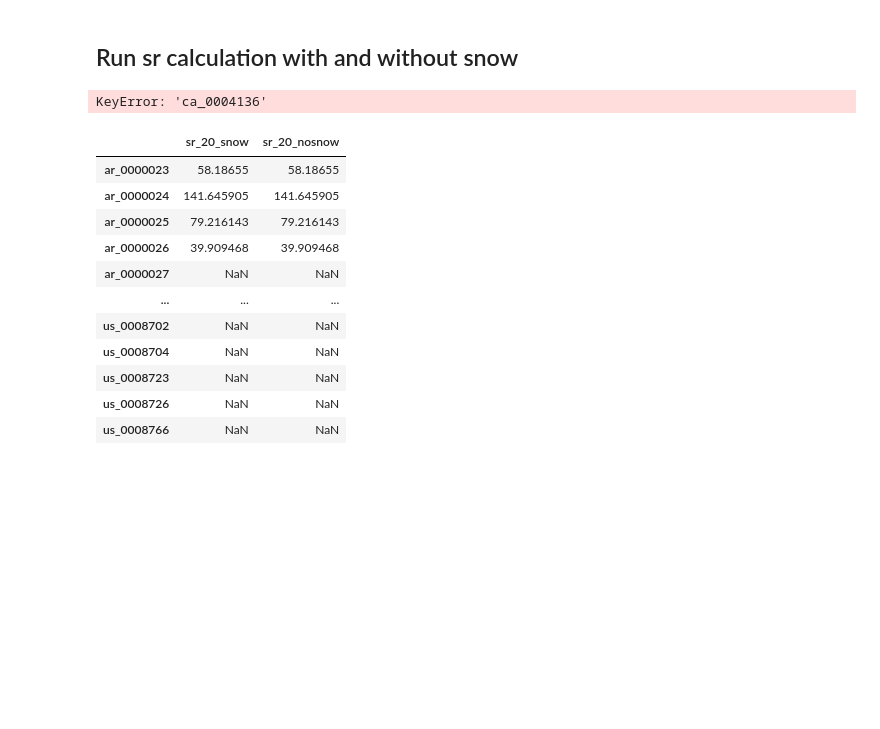
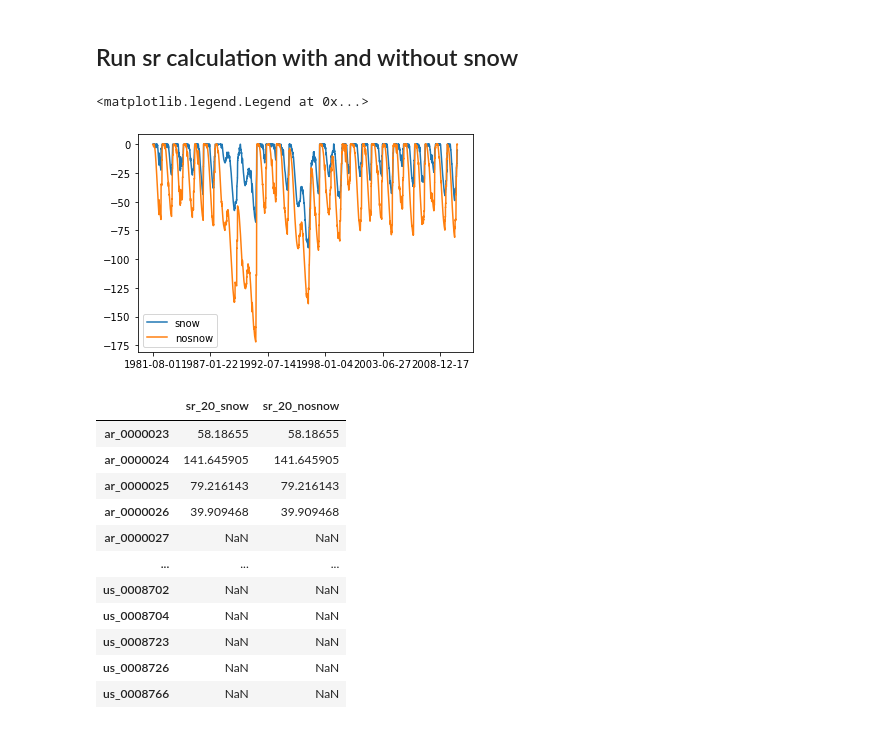
Before and after one commit to fvanoorschot/global_sr_module, a Jupyter notebook: run_script_snow.ipynb, the cells around one changed output. Drawn from its saved outputs; the diff is of its cells as text; code cells hidden in the pictures; blank space fills up the shorter version.

```diff
--- a/run_script_snow.ipynb
+++ b/run_script_snow.ipynb
@@ -368,6 +369,29 @@ irri_id_list = [irri_ids] * len(catch_id_list)
 work_dir_list = [work_dir] * len(catch_id_list)
 
 run_sd_calculation_parallel(catch_id_list,pep_dir_list,q_dir_list,out_dir_list,snow_id_list,irri_id_list,snow_dir_list,work_dir_list)
+# %%
+# compare SD
+pep_dir = f'{work_dir}/output/forcing_timeseries/processed/daily'
+q_dir = f'{work_dir}/output/q_timeseries_selected'
+out_dir = f'{work_dir}/output/sr_calculation/sd_catchments'
+snow_ids = np.loadtxt(f'{work_dir}/output/snow/catch_id_list_snow_t_and_p.txt',dtype='str')
+snow_dir = f'{work_dir}/output/snow/timeseries_gswp'
+irri_ids = np.loadtxt(f'{work_dir}/output/irrigation/catchment_irri_area_5percent.txt',dtype=str)
+
+c = snow_ids[:]
+catch_id_list = c[:]
+catch_id = catch_id_list[0]
+
+sd_dir = f'{work_dir}/output/sr_calculation/sd_catchments'
+ds = pd.read_csv(f'{sd_dir}/snow/sd/{catch_id}_snow.csv',index_col=0)
+dns = pd.read_csv(f'{sd_dir}/snow/sd/{catch_id}_nosnow.csv',index_col=0)
+# %%
+ds.Sd.plot(label='snow')
+dns.Sd.plot(label='nosnow')
+plt.legend()
+# %% [output]
+<matplotlib.legend.Legend at 0x...>
+[figure, added]
 # %%
 # RUN SR WITH SNOW
 # define directories
@@ -417,7 +441,5 @@ for catch_id in snow_ids:
             sr_df.loc[catch_id,f'sr_20_snow'] = d.loc[catch_id,'20']
         if os.path.exists(f'{ifol}/sr/{catch_id}_nosnow.csv'):
             e = pd.read_csv(f'{ifol}/sr/{catch_id}_nosnow.csv',index_col=0)
-            sr_df.loc[catch_id,f'sr_20_nosnow'] = d.loc[catch_id,'20']
+            sr_df.loc[catch_id,f'sr_20_nosnow'] = e.loc[catch_id,'20']
-# %% [output]
-KeyError: 'ca_0004136'
 # %%
```
Also changed, not shown: parts of 4 cells of this notebook, 1 other file.
